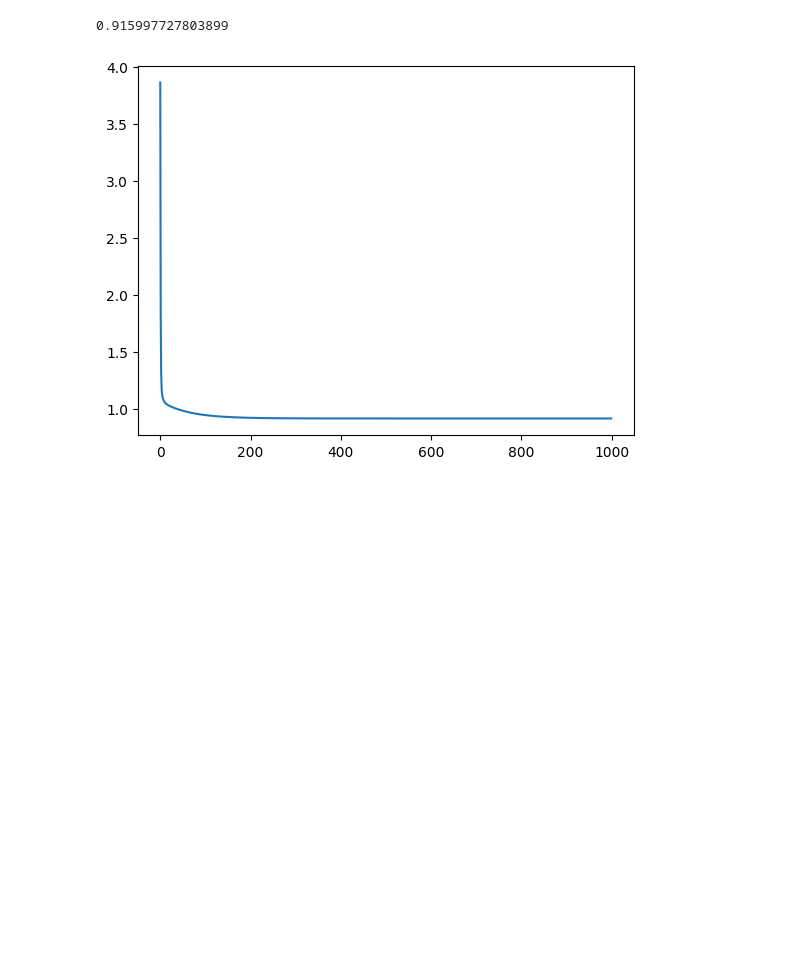
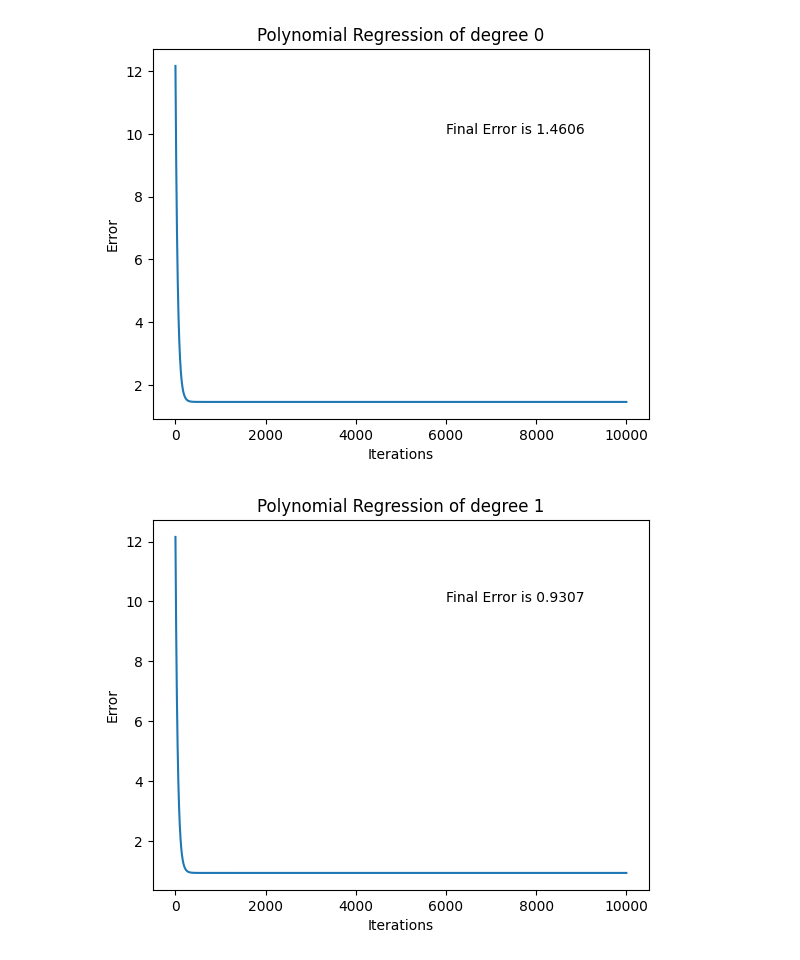
Before and after one commit to mokshith002/FODS-Assignment-1, a Jupyter notebook: 1Bnew.ipynb, the cells around one changed output. Cells and saved outputs as stored; diff of their text form; code cells hidden in the pictures; blank space fills up the shorter version.

Commit message:
Completed polynomial regression and tabulation

```diff
--- a/1Bnew.ipynb
+++ b/1Bnew.ipynb
@@ -37,4 +50,4 @@ ValueError: all the input arrays must have same number of dimensions, but the ar
 # %%
-def lossFunction(Y, X, W):
-    return 1 / (2 * len(X[0])) * np.sum(np.power((Y - W.T @ X), 2))
+def loss_function(Y, X, W):
+    return np.sum(1 / (2 * len(X[0])) * np.power((Y - W.T @ X), 2))
 # %%
@@ -51,13 +62,36 @@ def gradientDescent(Y, X, W):
 
     return W, cost
-# %%
-W_grad, cost_grad = gradientDescent(Y, X, W)
-cost_grad[len(cost_grad) - 1]
-# %% [output]
-0.915997727803899
-# %%
-grad_descent_graph = np.array([i for i in range (len(cost_grad))])
-plt.plot(grad_descent_graph, cost_grad)
-plt.show()
-# %% [output]
-[figure, removed]
+# %%
+def training_polynomial_regression(Y, X):
+
+    error_history = np.zeros([10, 1])
+    W_history = []
+
+    for i in range(10):
+
+        count = (i + 1) * (i + 2) / 2
+        count = int(count)
+
+        _X = X[:count, :]
+        W = np.zeros([count, 1])
+
+        iterations = 10000
+
+        W_grad, cost_grad = gradient_descent(Y, _X, W, 0.01, iterations)
+        grad_descent_graph = np.array([i for i in range (len(cost_grad))])
+
+        title_string = "Polynomial Regression of degree " + str(i)
+        rounded_cost = float("{:.4f}".format(cost_grad[len(cost_grad) - 1]))
+
+        error_history[i][0] = rounded_cost
+        # W_history[i] = W_history[i].reshape([1, len(W_grad)])
+        W_history.append(W_grad.reshape([len(W_grad)]))
+
+        plt.plot(grad_descent_graph, cost_grad)
+        plt.title(title_string)
+        plt.xlabel("Iterations")
+        plt.ylabel("Error")
+        plt.text(iterations * 0.6, 10, "Final Error is " + str(rounded_cost))
+        plt.show()
+
+    return error_history, W_history
@@ -63,0 +115,6 @@ plt.show()
+# %%
+X = generate_feature_matrix(X_train, 9)
+training_error, W = training_polynomial_regression(Y_train, X)
+# %% [output]
+[figure, added]
+[figure, added]
```
Also changed, not shown: parts of 11 cells of this notebook.
